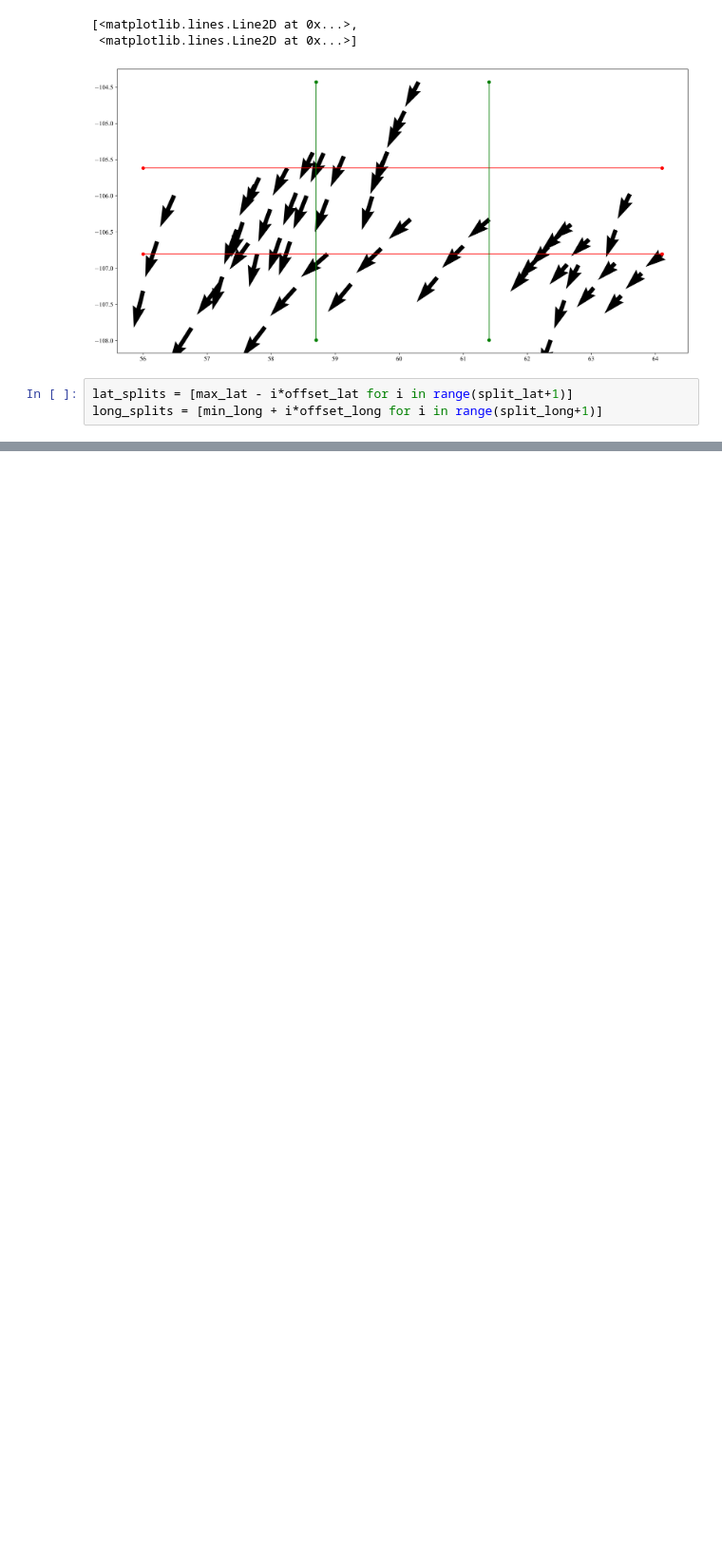
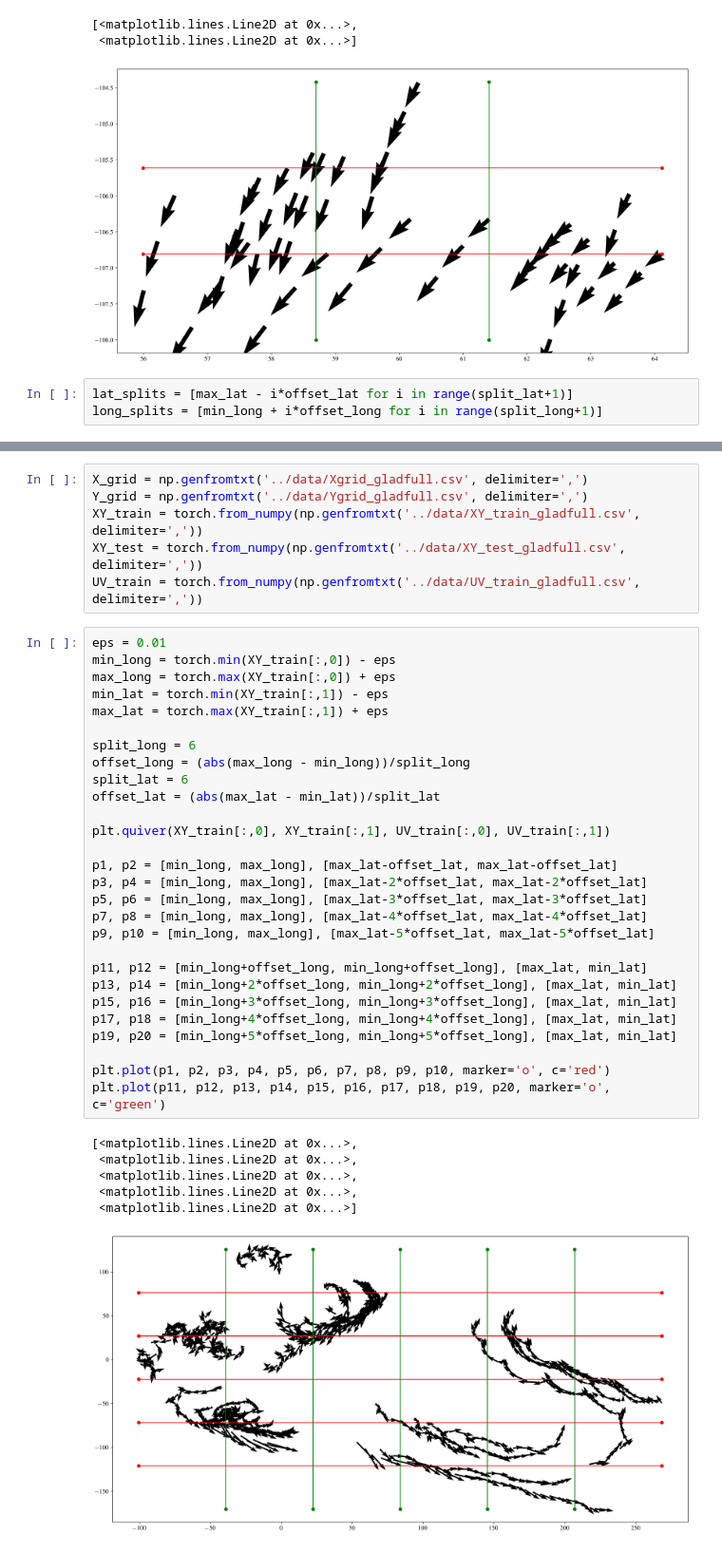
Before and after one commit to renatoberlinghieri/Helmholtz-GP, a Jupyter notebook: notebooks/cv_datasets.ipynb, the cells around one changed output, grey strips where cells are left out. Shown at 95% size. Cells and saved outputs as stored; diff of their text form; blank space fills up the shorter version.

```diff
--- a/notebooks/cv_datasets.ipynb
+++ b/notebooks/cv_datasets.ipynb
@@ -76,0 +213,41 @@ XY_iterable = {"train_splits" : train_splits,
+# %%
+X_grid = np.genfromtxt('../data/Xgrid_gladfull.csv', delimiter=',')
+Y_grid = np.genfromtxt('../data/Ygrid_gladfull.csv', delimiter=',')
+XY_train = torch.from_numpy(np.genfromtxt('../data/XY_train_gladfull.csv', delimiter=','))
+XY_test = torch.from_numpy(np.genfromtxt('../data/XY_test_gladfull.csv', delimiter=','))
+UV_train = torch.from_numpy(np.genfromtxt('../data/UV_train_gladfull.csv', delimiter=','))
+# %%
+eps = 0.01
+min_long = torch.min(XY_train[:,0]) - eps
+max_long = torch.max(XY_train[:,0]) + eps
+min_lat = torch.min(XY_train[:,1]) - eps
+max_lat = torch.max(XY_train[:,1]) + eps
+
+split_long = 6
+offset_long = (abs(max_long - min_long))/split_long
+split_lat = 6
+offset_lat = (abs(max_lat - min_lat))/split_lat
+
+plt.quiver(XY_train[:,0], XY_train[:,1], UV_train[:,0], UV_train[:,1])
+
+p1, p2 = [min_long, max_long], [max_lat-offset_lat, max_lat-offset_lat]
+p3, p4 = [min_long, max_long], [max_lat-2*offset_lat, max_lat-2*offset_lat]
+p5, p6 = [min_long, max_long], [max_lat-3*offset_lat, max_lat-3*offset_lat]
+p7, p8 = [min_long, max_long], [max_lat-4*offset_lat, max_lat-4*offset_lat]
+p9, p10 = [min_long, max_long], [max_lat-5*offset_lat, max_lat-5*offset_lat]
+
+p11, p12 = [min_long+offset_long, min_long+offset_long], [max_lat, min_lat]
+p13, p14 = [min_long+2*offset_long, min_long+2*offset_long], [max_lat, min_lat]
+p15, p16 = [min_long+3*offset_long, min_long+3*offset_long], [max_lat, min_lat]
+p17, p18 = [min_long+4*offset_long, min_long+4*offset_long], [max_lat, min_lat]
+p19, p20 = [min_long+5*offset_long, min_long+5*offset_long], [max_lat, min_lat]
+
+plt.plot(p1, p2, p3, p4, p5, p6, p7, p8, p9, p10, marker='o', c='red')
+plt.plot(p11, p12, p13, p14, p15, p16, p17, p18, p19, p20, marker='o', c='green')
+# %% [output]
+[<matplotlib.lines.Line2D at 0x...>,
+ <matplotlib.lines.Line2D at 0x...>,
+ <matplotlib.lines.Line2D at 0x...>,
+ <matplotlib.lines.Line2D at 0x...>,
+ <matplotlib.lines.Line2D at 0x...>]
+[figure, added]
```
Also changed, not shown: parts of 18 cells of this notebook, 26 other files.
